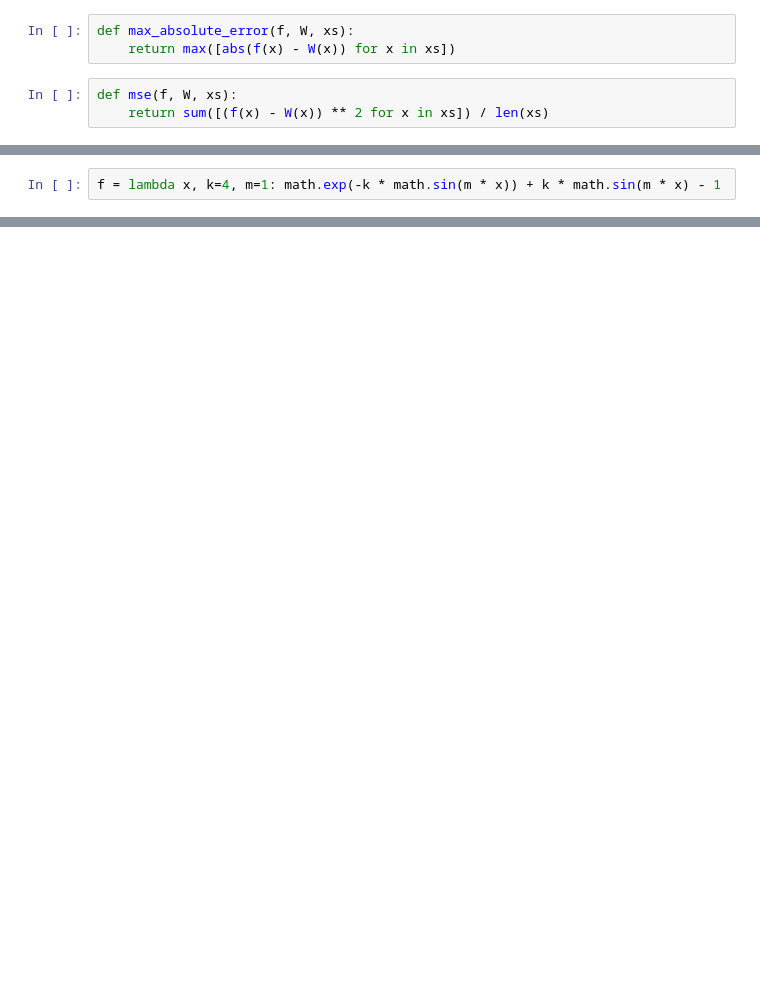
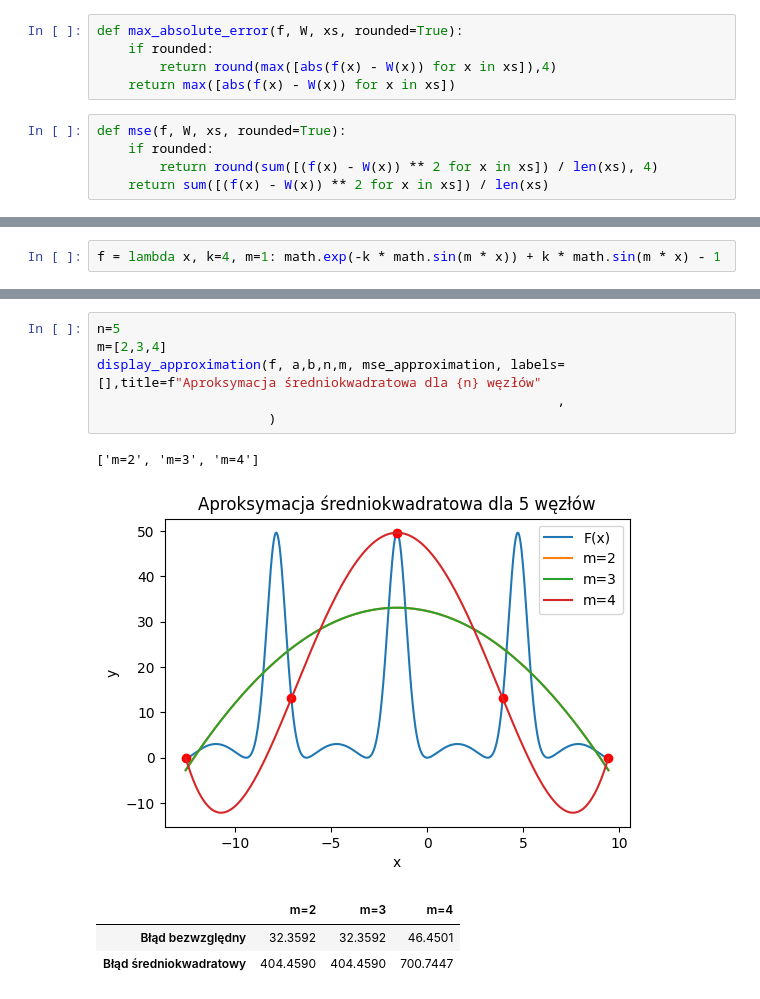
Before and after one commit to tomaszkurcon/mownit, a Jupyter notebook: lab_5/approximation.ipynb, the cells around one changed output, grey strips where cells are left out. Cells and saved outputs as stored; diff of their text form; blank space fills up the shorter version.

```diff
--- a/lab_5/approximation.ipynb
+++ b/lab_5/approximation.ipynb
@@ -34,8 +38,12 @@ def create_compare_errors_table(data):
 # %%
-def max_absolute_error(f, W, xs):
+def max_absolute_error(f, W, xs, rounded=True):
+    if rounded:
+        return round(max([abs(f(x) - W(x)) for x in xs]),4)
     return max([abs(f(x) - W(x)) for x in xs])
 # %%
-def mse(f, W, xs):
+def mse(f, W, xs, rounded=True):
+    if rounded:
+        return round(sum([(f(x) - W(x)) ** 2 for x in xs]) / len(xs), 4)
     return sum([(f(x) - W(x)) ** 2 for x in xs]) / len(xs)
 # %%
 def mse_approximation(xs, ys, m,w=[]):
@@ -72,0 +125,12 @@ display_approximation(f, a,b,5,3, mse_approximation, label="Aproksymacja średni
+# %%
+n=5
+m=[2,3,4]
+display_approximation(f, a,b,n,m, mse_approximation, labels=[],title=f"Aproksymacja średniokwadratowa dla {n} węzłów"
+                                                           ,
+                      )
+# %% [output]
+['m=2', 'm=3', 'm=4']
+[figure, added]
+|  | m=2 | m=3 | m=4 |
+| Błąd bezwzględny | 32.3592 | 32.3592 | 46.4501 |
+| Błąd średniokwadratowy | 404.4590 | 404.4590 | 700.7447 |
```
Also changed, not shown: parts of 34 cells of this notebook, 1 other file.
